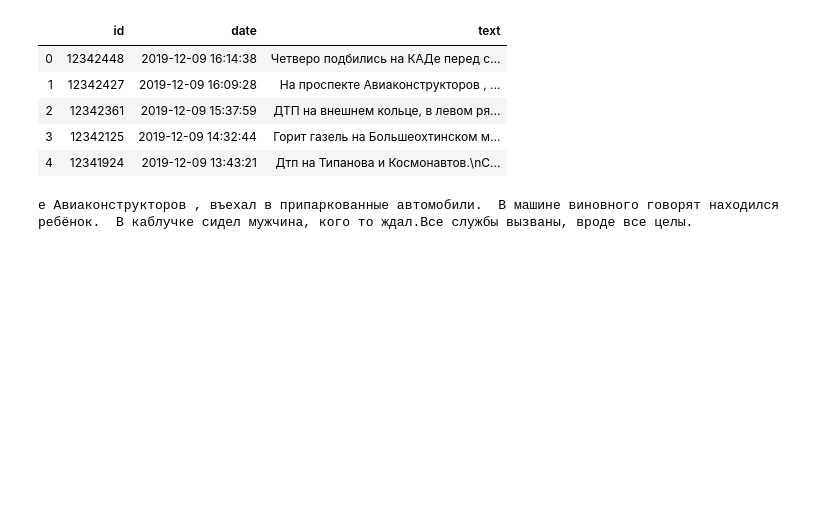
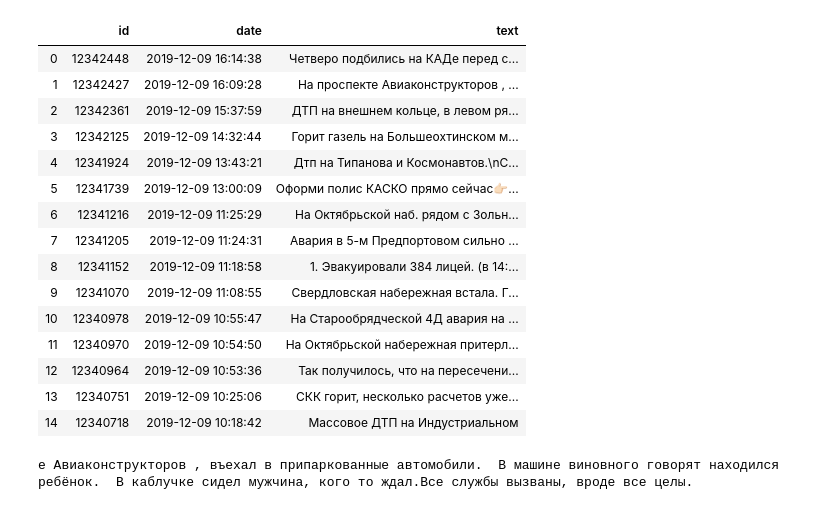
Before and after one commit to roma0398/traffic_accident_map, a Jupyter notebook: regex.ipynb, the cells around one changed output. Cells and saved outputs as stored; diff of their text form; code cells hidden in the pictures; blank space fills up the shorter version.

```diff
--- a/regex.ipynb
+++ b/regex.ipynb
@@ -9,14 +9,24 @@ data = pd.read_csv('data/post_data.csv')
 data = data.dropna()
 # %%
 df = data[:1000]
-df.head()
+df.head(15)
 # %% [output]
 |  | id | date | text |
 | 0 | 12342448 | 2019-12-09 16:14:38 | Четверо подбились на КАДе перед с... |
 | 1 | 12342427 | 2019-12-09 16:09:28 | На проспекте Авиаконструкторов , ... |
 | 2 | 12342361 | 2019-12-09 15:37:59 | ДТП на внешнем кольце, в левом ря... |
 | 3 | 12342125 | 2019-12-09 14:32:44 | Горит газель на Большеохтинском м... |
 | 4 | 12341924 | 2019-12-09 13:43:21 | Дтп на Типанова и Космонавтов.\nС... |
+| 5 | 12341739 | 2019-12-09 13:00:09 | Оформи полис КАСКО прямо сейчас👉🏻... |
+| 6 | 12341216 | 2019-12-09 11:25:29 | На Октябрьской наб. рядом с Зольн... |
+| 7 | 12341205 | 2019-12-09 11:24:31 | Авария в 5-м Предпортовом сильно ... |
+| 8 | 12341152 | 2019-12-09 11:18:58 | 1. Эвакуировали 384 лицей. (в 14:... |
+| 9 | 12341070 | 2019-12-09 11:08:55 | Свердловская набережная встала. Г... |
+| 10 | 12340978 | 2019-12-09 10:55:47 | На Старообрядческой 4Д авария на ... |
+| 11 | 12340970 | 2019-12-09 10:54:50 | На Октябрьской набережная притерл... |
+| 12 | 12340964 | 2019-12-09 10:53:36 | Так получилось, что на пересечени... |
+| 13 | 12340751 | 2019-12-09 10:25:06 | СКК горит, несколько расчетов уже... |
+| 14 | 12340718 | 2019-12-09 10:18:42 | Массовое ДТП на Индустриальном |
 # %%
 result = re.search('(.*)(На | на |улиц|пересечен|перекрест|проспект)(.*)', df['text'][1])
 print(result.group(3))
```
Also changed, not shown: parts of 1 cell of this notebook.
